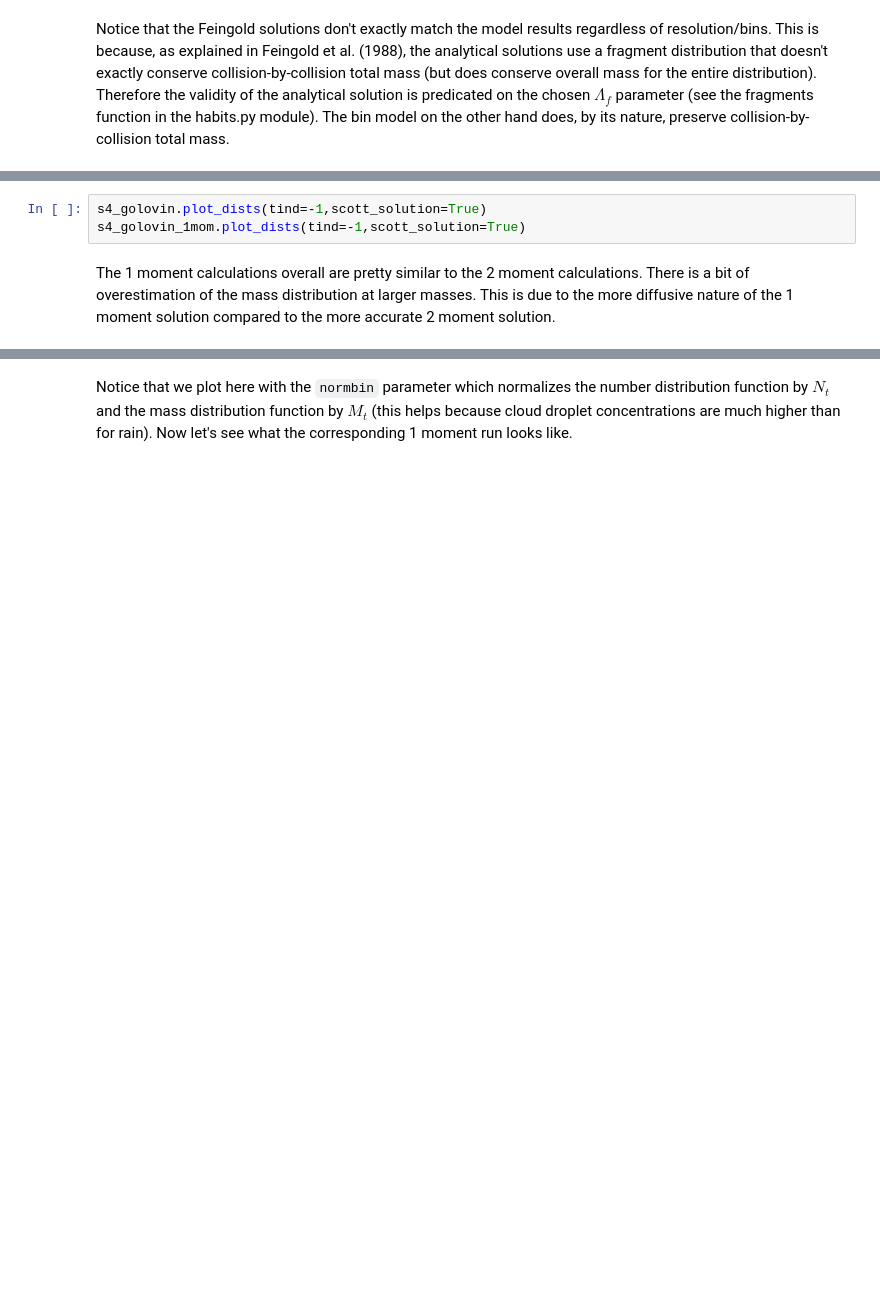
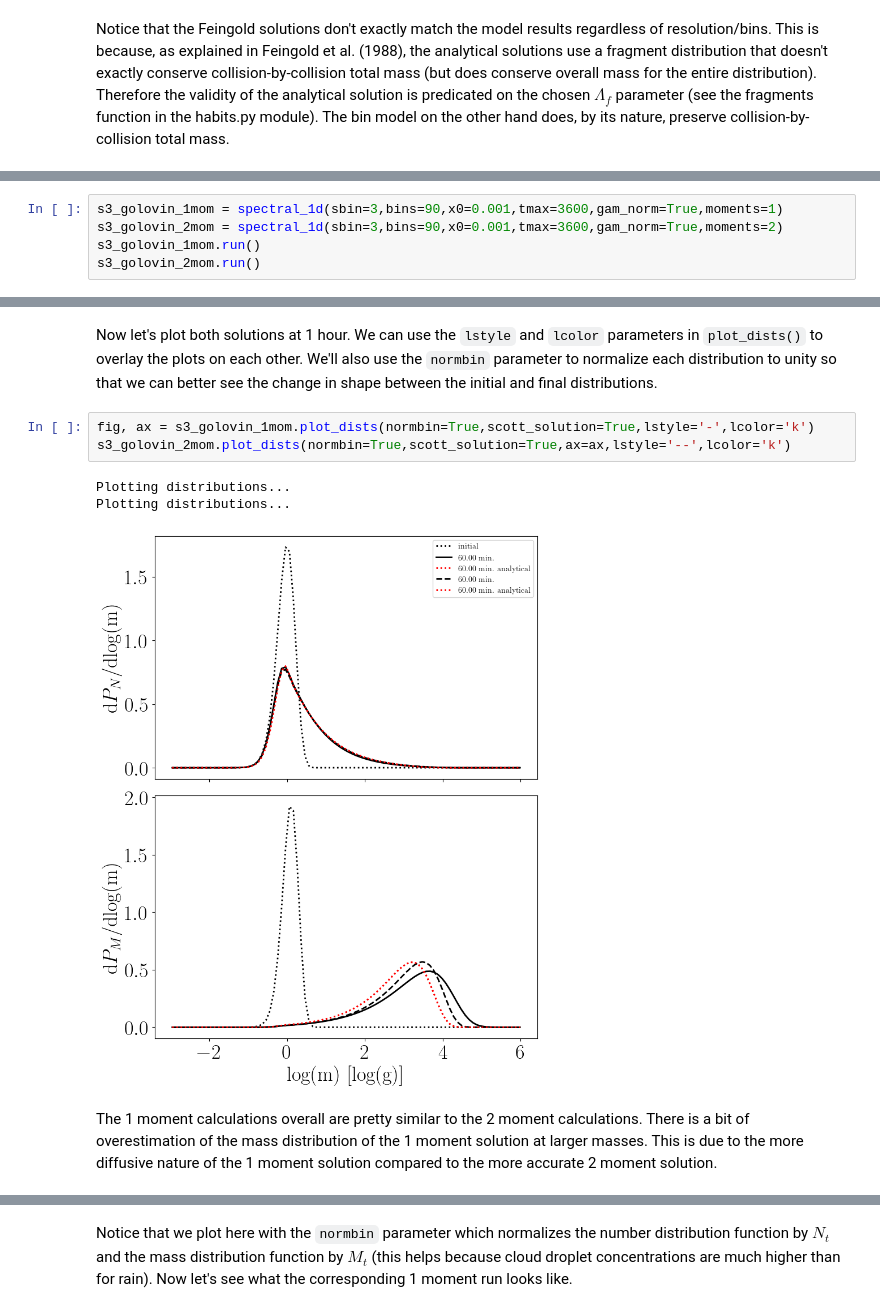
Before and after one commit to NOAA-National-Severe-Storms-Laboratory/BinMod1D-PARS, a Jupyter notebook: notebooks/BM1D_analytical_examples.ipynb, the cells around one changed output, grey strips where cells are left out. Cells and saved outputs as stored; diff of their text form; blank space fills up the shorter version.

````diff
--- a/notebooks/BM1D_analytical_examples.ipynb
+++ b/notebooks/BM1D_analytical_examples.ipynb
@@ -96,0 +116,5 @@ Notice that model runs much faster if only one moment (mass) is being predicted.
+# %%
+s3_golovin_1mom = spectral_1d(sbin=3,bins=90,x0=0.001,tmax=3600,gam_norm=True,moments=1)
+s3_golovin_2mom = spectral_1d(sbin=3,bins=90,x0=0.001,tmax=3600,gam_norm=True,moments=2)
+s3_golovin_1mom.run()
+s3_golovin_2mom.run()
@@ -97,6 +124,12 @@ Notice that model runs much faster if only one moment (mass) is being predicted.
+# %% [markdown]
+Now let's plot both solutions at 1 hour. We can use the ```lstyle``` and ```lcolor``` parameters in ```plot_dists()``` to overlay the plots on each other. We'll also use the ```normbin``` parameter to normalize each distribution to unity so that we can better see the change in shape between the initial and final distributions.
 # %%
-s4_golovin.plot_dists(tind=-1,scott_solution=True)
-s4_golovin_1mom.plot_dists(tind=-1,scott_solution=True)
+fig, ax = s3_golovin_1mom.plot_dists(normbin=True,scott_solution=True,lstyle='-',lcolor='k')
+s3_golovin_2mom.plot_dists(normbin=True,scott_solution=True,ax=ax,lstyle='--',lcolor='k')
+# %% [output]
+Plotting distributions...
+Plotting distributions...
+[figure, added]
 # %% [markdown]
-The 1 moment calculations overall are pretty similar to the 2 moment calculations. There is a bit of overestimation of the mass distribution at larger masses. This is due to the more diffusive nature of the 1 moment solution compared to the more accurate 2 moment solution.
+The 1 moment calculations overall are pretty similar to the 2 moment calculations. There is a bit of overestimation of the mass distribution of the 1 moment solution at larger masses. This is due to the more diffusive nature of the 1 moment solution compared to the more accurate 2 moment solution.
 # %% [markdown]
````
Also changed, not shown: parts of 17 cells of this notebook, 30 other files.
